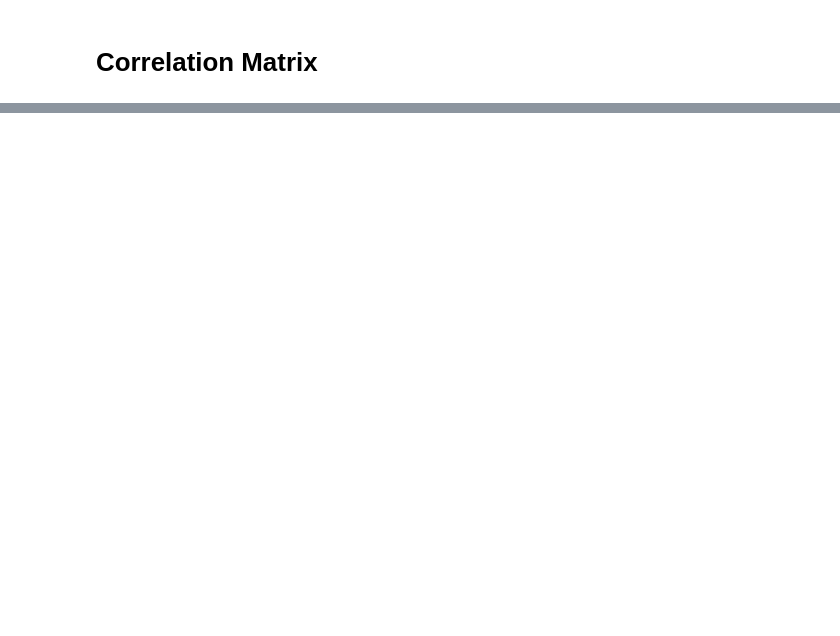
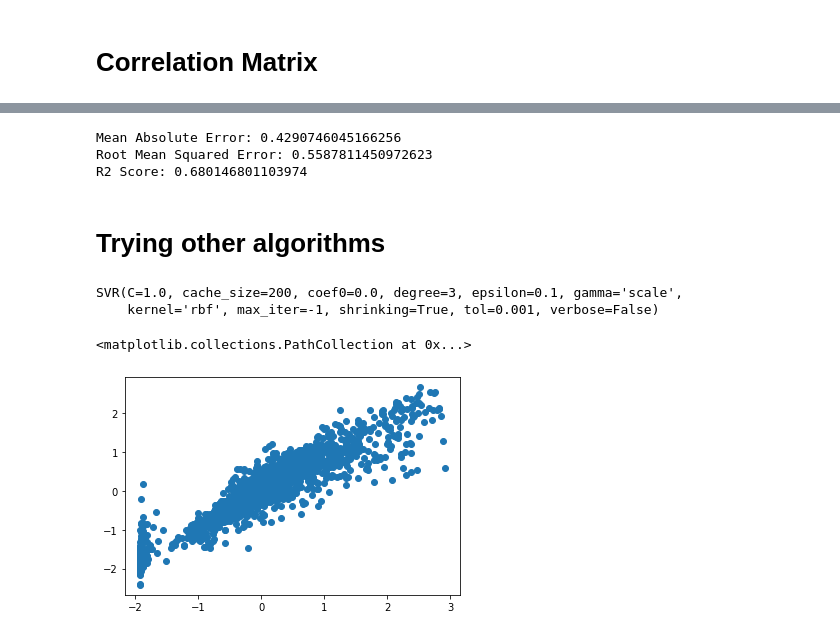
Before and after one commit to Sahiti99/EDA-on-cardata, a Jupyter notebook: Untitled1.ipynb, the cells around one changed output, grey strips where cells are left out. Cells and saved outputs as stored; diff of their text form; code cells hidden in the pictures; blank space fills up the shorter version.

```diff
--- a/Untitled1.ipynb
+++ b/Untitled1.ipynb
@@ -431,9 +487,5 @@ print(y_train)
 # %%
 from sklearn.linear_model import LinearRegression
-reg = LinearRegression().fit(X_train, y_train)
+reg = LinearRegression()
+reg.fit(X_train, y_train)
 y_pred=reg.predict(X_test)
-y_pred
-# %%
-from sklearn import metrics
-y_test=y_test.astype(float)
-y_test
@@ -444,5 +491,0 @@ r
-# %%
-from sklearn.neighbors import KNeighborsClassifier
-ck=KNeighborsClassifier(n_neighbors=10)
-ck.fit(X_train,y_train)
-y_pred=ck.predict(X_test)
@@ -452,0 +492,25 @@ r
+# %%
+from sklearn import metrics
+print('Mean Absolute Error:', metrics.mean_absolute_error(y_test, y_pred))
+print('Root Mean Squared Error:', np.sqrt(metrics.mean_squared_error(y_test, y_pred)))
+print('R2 Score:', metrics.r2_score(y_test, y_pred))
+# %% [output]
+Mean Absolute Error: 0.4290746045166256
+Root Mean Squared Error: 0.5587811450972623
+R2 Score: 0.680146801103974
+# %% [markdown]
+# Trying other algorithms
+# %%
+from sklearn.svm import SVR
+regressor = SVR(kernel = 'rbf')
+regressor.fit(X_train, y_train)
+# %% [output]
+SVR(C=1.0, cache_size=200, coef0=0.0, degree=3, epsilon=0.1, gamma='scale',
+    kernel='rbf', max_iter=-1, shrinking=True, tol=0.001, verbose=False)
+# %%
+# Predicting a new result
+y_pred = regressor.predict(X_test)
+plt.scatter(y_test,y_pred)
+# %% [output]
+<matplotlib.collections.PathCollection at 0x...>
+[figure, added]
```
Also changed, not shown: parts of 29 cells of this notebook.
